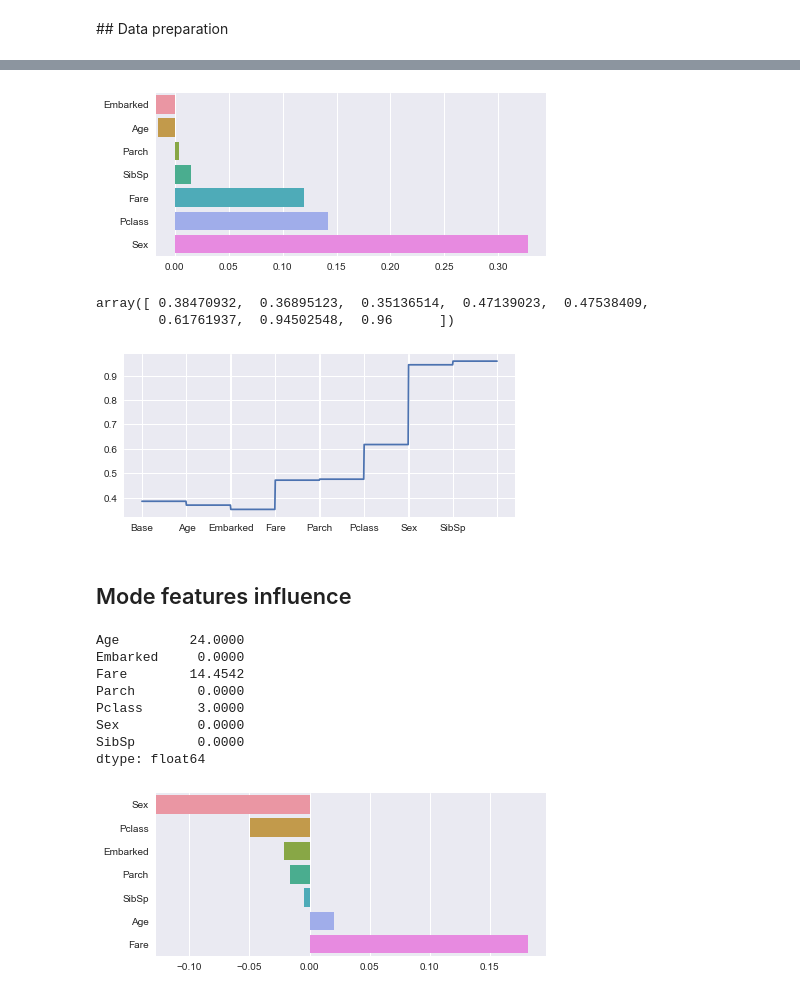
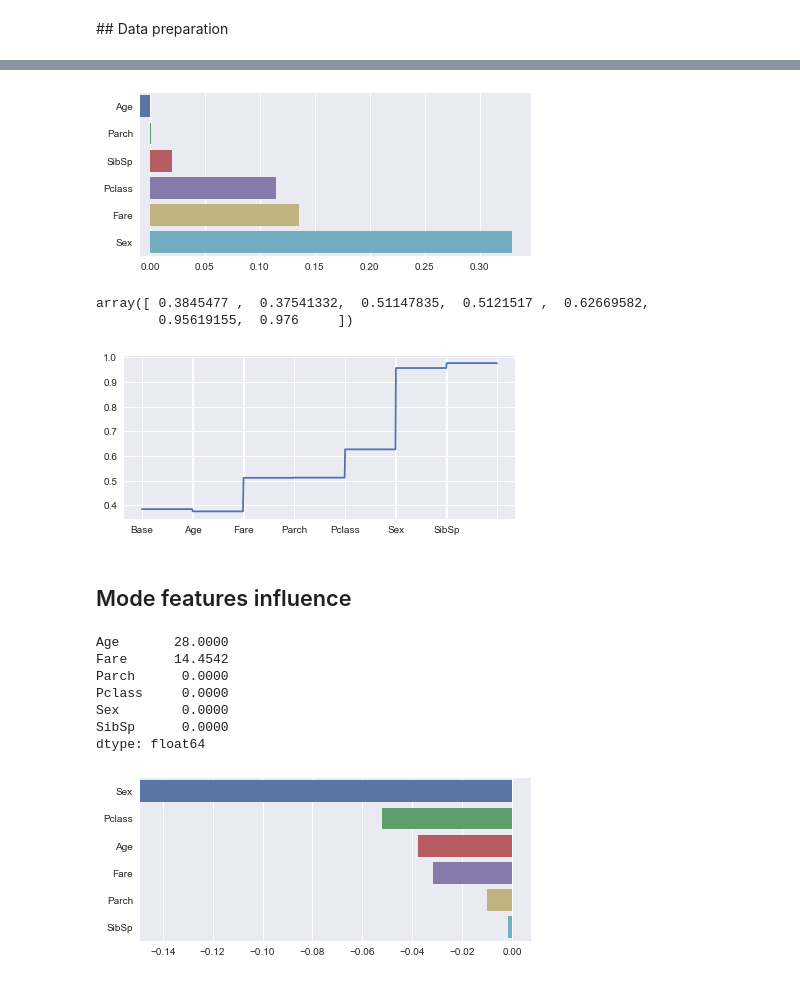
Before and after one commit to marcbllv/masterthesis, a Jupyter notebook: notebooks/Titanic.ipynb, the cells around one changed output, grey strips where cells are left out. Drawn from its saved outputs; the diff is of its cells as text; code cells hidden in the pictures.

```diff
--- a/notebooks/Titanic.ipynb
+++ b/notebooks/Titanic.ipynb
@@ -45,0 +13,16 @@ data.head()
+# %%
+data = pd.concat([train, test])
+
+data['Age'] = data['Age'].fillna(data['Age'].median())
+data['Fare'] = data['Fare'].fillna(data['Fare'].median())
+
+data.Sex, mapper_sex      = pd.factorize(data.Sex)
+data.Embarked, mapper_emb = pd.factorize(data.Embarked)
+data.Pclass = 1 - (data.Pclass == 3).astype(int)
+
+to_drop = ['PassengerId', 'Ticket', 'Cabin', 'Name', 'Embarked']# 'Embarked', 'Pclass', 'Parch', 'Sex', 'SibSp']
+data.drop(to_drop, axis=1, inplace=True)
+
+maxs = data.drop("Survived", axis=1).max()
+
+data.head()
@@ -63,3 +91,6 @@ from treeinterpreter import treeinterpreter
+# %%
+pts_ids = np.random.randint(test.shape[0], size=(15))
+points = test.iloc[pts_ids]
 # %%
-pred, bias, contrib = treeinterpreter.predict(rf, test)
+pred, bias, contrib = treeinterpreter.predict(rf, points)
 contrib = pd.DataFrame(contrib[:,:,1], columns=test.columns)
@@ -115,20 +99,20 @@ import svgutils.transform as sg
 # %%
-fig = plt.figure(figsize=(7, 3))
+fig = sns.plt.figure(figsize=(7, 3))
 
 srtd = c.sort_values()
 sns.barplot(srtd.values, srtd.index)
 
 fig.savefig('../report/img/titanic-treeinterpreter-rich.svg')
 # %% [output]
-[figure, old version]
+[figure, new version]
 # %%
 cumsum = np.array([sum(c.values[:i]) for i in range(c.shape[0] + 1)]) + bias[14, 1]
 labels = ['Base'] + c.index.tolist()
 # %%
 cumsum
 # %% [output]
-array([ 0.38470932,  0.36895123,  0.35136514,  0.47139023,  0.47538409,
-        0.61761937,  0.94502548,  0.96      ])
+array([ 0.3845477 ,  0.37541332,  0.51147835,  0.5121517 ,  0.62669582,
+        0.95619155,  0.976     ])
 # %%
 freq = 100.0
 xlbl = []
@@ -148,19 +132,18 @@ plt.show()
 
 fig.savefig('../report/img/1-2-2.svg')
 # %% [output]
-[figure, old version]
+[figure, new version]
 # %% [markdown]
 ## Mode features influence
 # %%
 test.median()
 # %% [output]
-Age         24.0000
-Embarked     0.0000
-Fare        14.4542
-Parch        0.0000
-Pclass       3.0000
-Sex          0.0000
-SibSp        0.0000
+Age       28.0000
+Fare      14.4542
+Parch      0.0000
+Pclass     0.0000
+Sex        0.0000
+SibSp      0.0000
 dtype: float64
 # %%
 pred, bias, contrib = treeinterpreter.predict(rf, test.mode())
@@ -174,4 +157,4 @@ sns.barplot(srtd.values, srtd.index)
 
 fig.savefig('../report/img/titanic-treeint-mode.svg')
 # %% [output]
-[figure, old version]
+[figure, new version]
```
Also changed, not shown: parts of 20 cells of this notebook, 7 other files.
